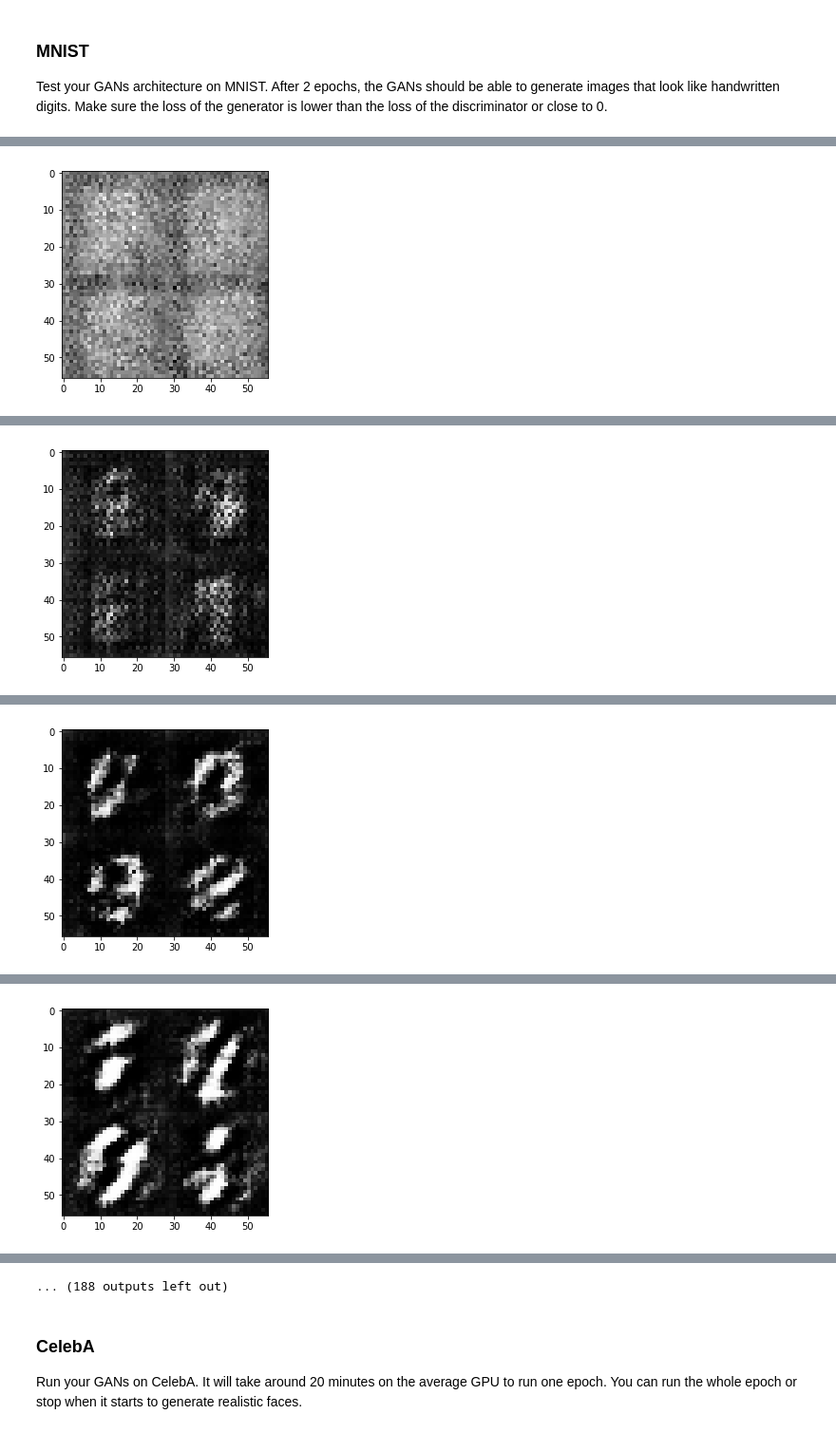
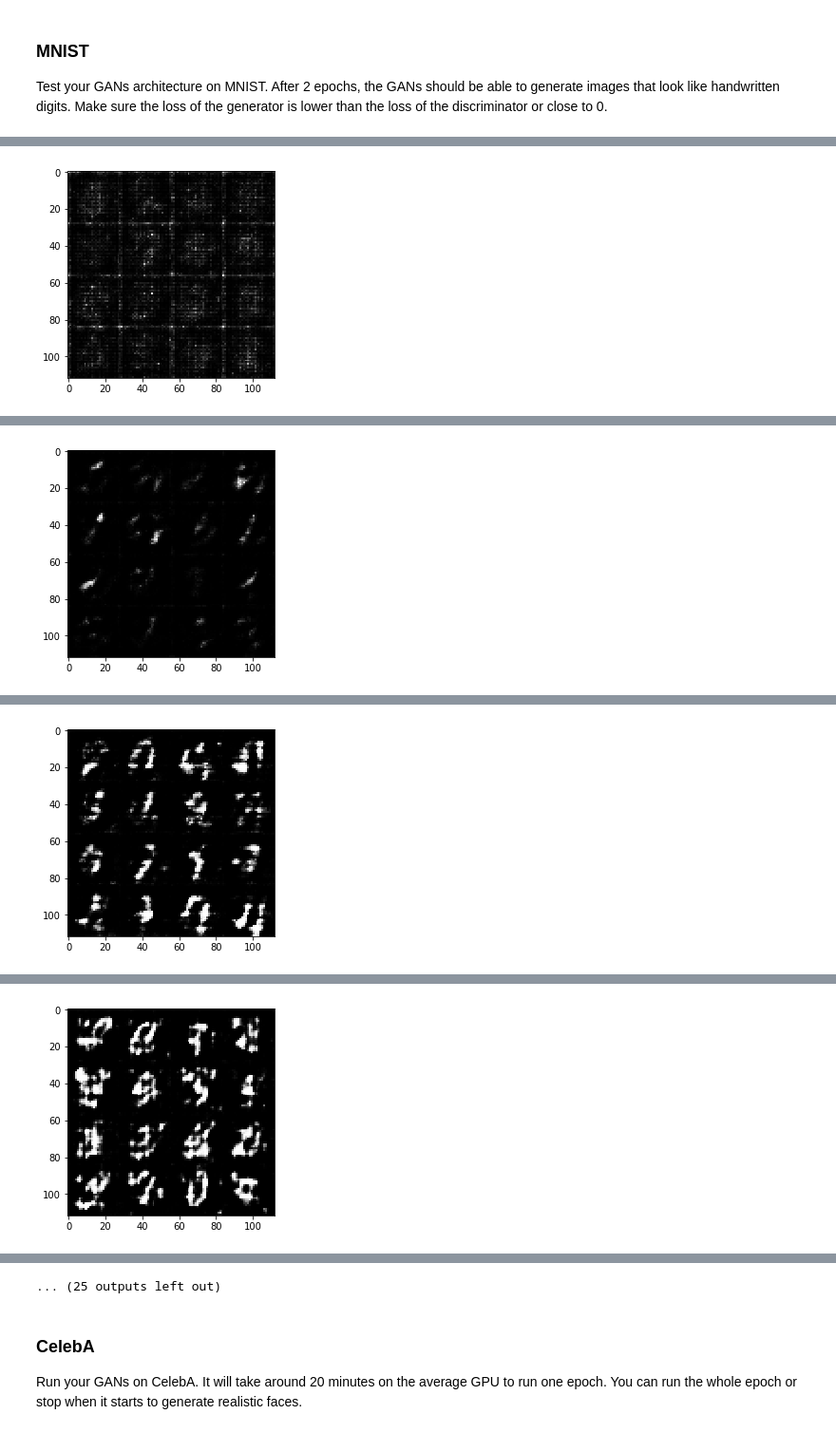
Before and after one commit to racampos/dlnd-p5, a Jupyter notebook: dlnd_face_generation.ipynb, the cells around one changed output, grey strips where cells are left out. Shown at 95% size. Saved outputs shown, nothing was run; the diff lists cells and outputs as text; code cells hidden in the pictures.

```diff
--- a/dlnd_face_generation.ipynb
+++ b/dlnd_face_generation.ipynb
@@ -192,24 +192,28 @@ def generator(z, out_channel_dim, is_train=True):
     # TODO: Implement Function
     z_dim = tf.shape(z)
     alpha = 0.01
+    keep_prob = 0.5
 
     with tf.variable_scope('generator', reuse= not is_train):
-        x1 = tf.layers.dense(z, 7*7*128)
+        x1 = tf.layers.dense(z, 7*7*512)
 
-        x1 = tf.reshape(x1, (-1, 7, 7, 128))
+        x1 = tf.reshape(x1, (-1, 7, 7, 512))
         x1 = tf.layers.batch_normalization(x1, training=is_train)
         x1 = tf.maximum(alpha * x1, x1)
-        #7x7x128
+        x1 = tf.layers.dropout(x1, keep_prob, training=True)
+        #7x7x512
 
-        x2 = tf.layers.conv2d_transpose(x1, filters=64, kernel_size=5, strides=2, padding='same')
+        x2 = tf.layers.conv2d_transpose(x1, filters=256, kernel_size=5, strides=2, padding='same')
         x2 = tf.layers.batch_normalization(x2, training=is_train)
         x2 = tf.maximum(alpha * x2, x2)
-        #14x14x64
+        x2 = tf.layers.dropout(x2, keep_prob, training=True)
+        #14x14x256
 
-        x3 = tf.layers.conv2d_transpose(x2, filters=32, kernel_size=5, strides=2, padding='same')
+        x3 = tf.layers.conv2d_transpose(x2, filters=128, kernel_size=5, strides=2, padding='same')
         x3 = tf.layers.batch_normalization(x2, training=is_train)
         x3 = tf.maximum(alpha * x3, x3)
-        #28x28x32
+        x3 = tf.layers.dropout(x3, keep_prob, training=True)
+        #28x28x128
 
         logits = tf.layers.conv2d_transpose(x3, filters=out_channel_dim, kernel_size=5, strides=2, padding='same')
         #28x28xout_channel_dim
@@ -355,7 +359,7 @@ def train(epoch_count, batch_size, z_dim, learning_rate_scalar, beta1, get_batch
     print_every = 10
     show_every = 100
     steps = 0
-    n_images = 4
+    n_images = 16
     inputs_real, inputs_z, learning_rate = model_inputs(data_shape[1], data_shape[2],data_shape[3], z_dim)
     d_loss, g_loss = model_loss(inputs_real, inputs_z, data_shape[3])
     d_train_opt, g_train_opt = model_opt(d_loss, g_loss, learning_rate, beta1)
@@ -403,7 +407,7 @@ def train(epoch_count, batch_size, z_dim, learning_rate_scalar, beta1, get_batch
 ### MNIST
 Test your GANs architecture on MNIST.  After 2 epochs, the GANs should be able to generate images that look like handwritten digits.  Make sure the loss of the generator is lower than the loss of the discriminator or close to 0.
 # %%
-batch_size = 10
+batch_size = 64
 z_dim = 100
 learning_rate = 0.0003
 beta1 = 0.5
@@ -432 +436 @@ Epoch 1/2... Discriminator Loss: 1.6035... Generator Loss: 1.6354
-[figure, old version]
+[figure, new version]
@@ -443 +447 @@ Epoch 1/2... Discriminator Loss: 0.6538... Generator Loss: 1.3770
-[figure, old version]
+[figure, new version]
@@ -454 +458 @@ Epoch 1/2... Discriminator Loss: 1.3298... Generator Loss: 0.7304
-[figure, old version]
+[figure, new version]
@@ -465 +469 @@ Epoch 1/2... Discriminator Loss: 0.8235... Generator Loss: 1.4545
-[figure, old version]
+[figure, new version]
@@ -488,4 +492,4 @@ Epoch 1/2... Discriminator Loss: 1.5395... Generator Loss: 0.4882
-... (188 outputs left out)
+... (25 outputs left out)
 # %% [markdown]
 ### CelebA
 Run your GANs on CelebA.  It will take around 20 minutes on the average GPU to run one epoch.  You can run the whole epoch or stop when it starts to generate realistic faces.
```
Also changed, not shown: parts of 2 cells of this notebook.
